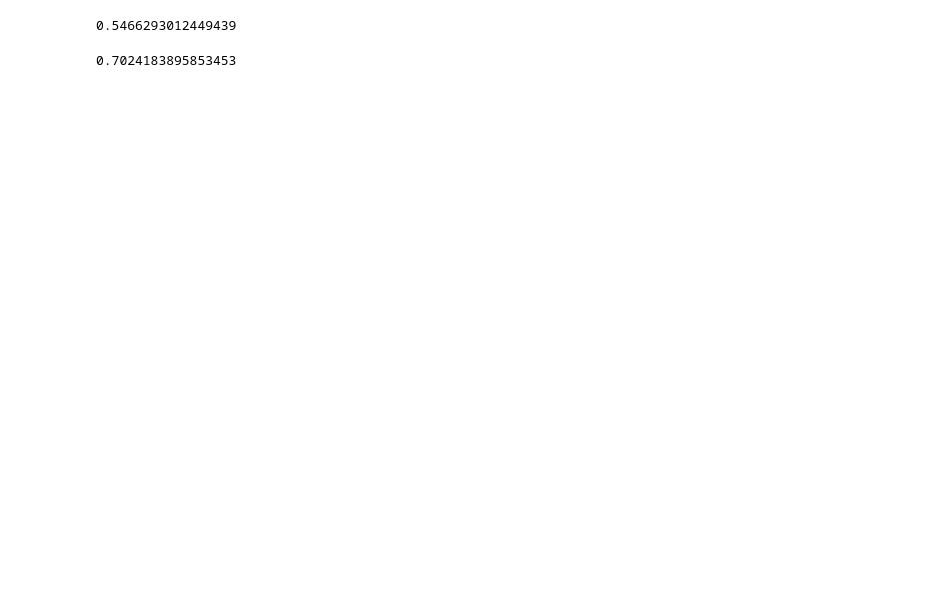
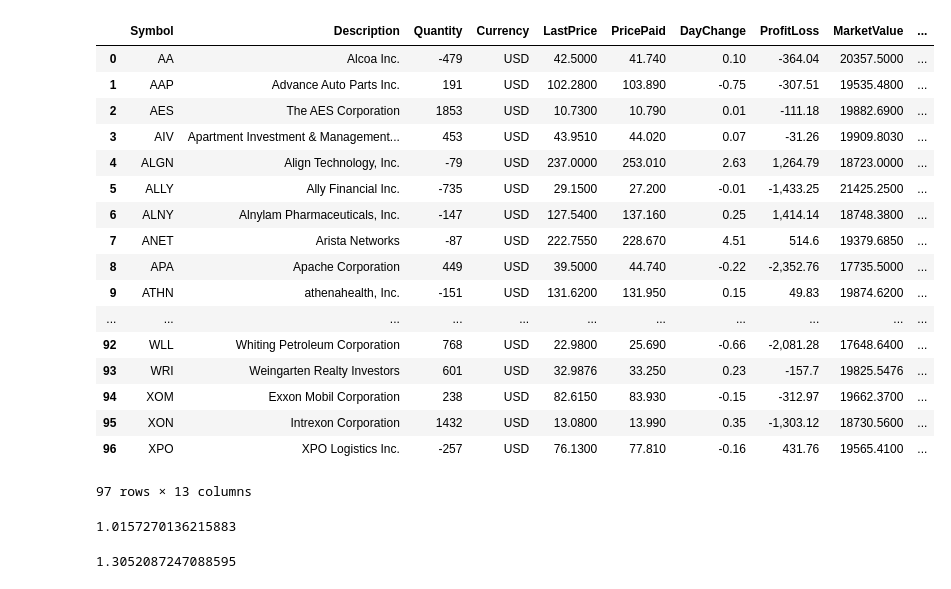
Before and after one commit to jillnue/cqa, a Jupyter notebook: beta/another_way_cal.ipynb, the cells around one changed output. Saved outputs shown, nothing was run; the diff lists cells and outputs as text; code cells hidden in the pictures; blank space fills up the shorter version.

```diff
--- a/beta/another_way_cal.ipynb
+++ b/beta/another_way_cal.ipynb
@@ -7,12 +5,35 @@ mark_val = position.MarketValue.sum()
+# %%
+port_value = 1051396
 # %%
-position['Weight'] = position['MarketValue']/mark_val
+position['Weight'] = position['MarketValue']/port_value
 # %%
 position['beta_contri'] = position.Weight * position.Beta
+# %%
+position
+# %% [output]
+|  | Symbol | Description | Quantity | Currency | LastPrice | PricePaid | DayChange | ProfitLoss | MarketValue | ... |
+| 0 | AA | Alcoa Inc. | -479 | USD | 42.5000 | 41.740 | 0.10 | -364.04 | 20357.5000 | ... |
+| 1 | AAP | Advance Auto Parts Inc. | 191 | USD | 102.2800 | 103.890 | -0.75 | -307.51 | 19535.4800 | ... |
+| 2 | AES | The AES Corporation | 1853 | USD | 10.7300 | 10.790 | 0.01 | -111.18 | 19882.6900 | ... |
+| 3 | AIV | Apartment Investment & Management... | 453 | USD | 43.9510 | 44.020 | 0.07 | -31.26 | 19909.8030 | ... |
+| 4 | ALGN | Align Technology, Inc. | -79 | USD | 237.0000 | 253.010 | 2.63 | 1,264.79 | 18723.0000 | ... |
+| 5 | ALLY | Ally Financial Inc. | -735 | USD | 29.1500 | 27.200 | -0.01 | -1,433.25 | 21425.2500 | ... |
+| 6 | ALNY | Alnylam Pharmaceuticals, Inc. | -147 | USD | 127.5400 | 137.160 | 0.25 | 1,414.14 | 18748.3800 | ... |
+| 7 | ANET | Arista Networks | -87 | USD | 222.7550 | 228.670 | 4.51 | 514.6 | 19379.6850 | ... |
+| 8 | APA | Apache Corporation | 449 | USD | 39.5000 | 44.740 | -0.22 | -2,352.76 | 17735.5000 | ... |
+| 9 | ATHN | athenahealth, Inc. | -151 | USD | 131.6200 | 131.950 | 0.15 | 49.83 | 19874.6200 | ... |
+| ... | ... | ... | ... | ... | ... | ... | ... | ... | ... | ... |
+| 92 | WLL | Whiting Petroleum Corporation | 768 | USD | 22.9800 | 25.690 | -0.66 | -2,081.28 | 17648.6400 | ... |
+| 93 | WRI | Weingarten Realty Investors | 601 | USD | 32.9876 | 33.250 | 0.23 | -157.7 | 19825.5476 | ... |
+| 94 | XOM | Exxon Mobil Corporation | 238 | USD | 82.6150 | 83.930 | -0.15 | -312.97 | 19662.3700 | ... |
+| 95 | XON | Intrexon Corporation | 1432 | USD | 13.0800 | 13.990 | 0.35 | -1,303.12 | 18730.5600 | ... |
+| 96 | XPO | XPO Logistics Inc. | -257 | USD | 76.1300 | 77.810 | -0.16 | 431.76 | 19565.4100 | ... |
+97 rows × 13 columns
 # %%
 position[position.Quantity>0].beta_contri.sum()
 # %% [output]
-0.5466293012449439
+1.0157270136215883
 # %%
 position[position.Quantity<0].beta_contri.sum()
 # %% [output]
-0.7024183895853453
+1.3052087247088595
```
Also changed, not shown: parts of 3 cells of this notebook, 3 other files.
